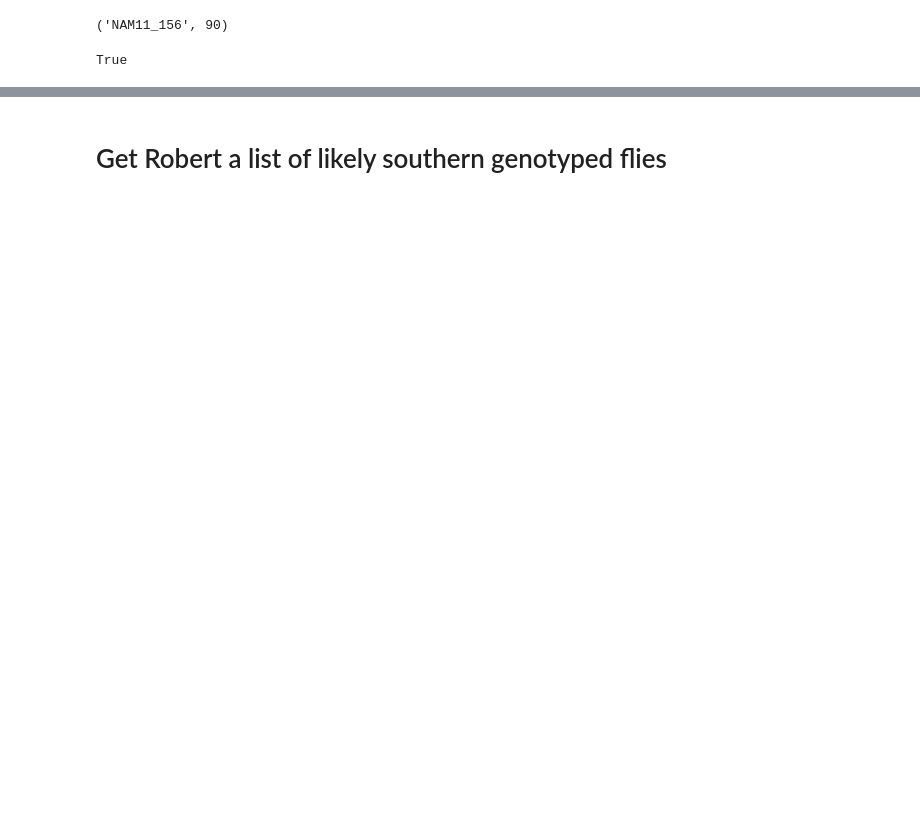
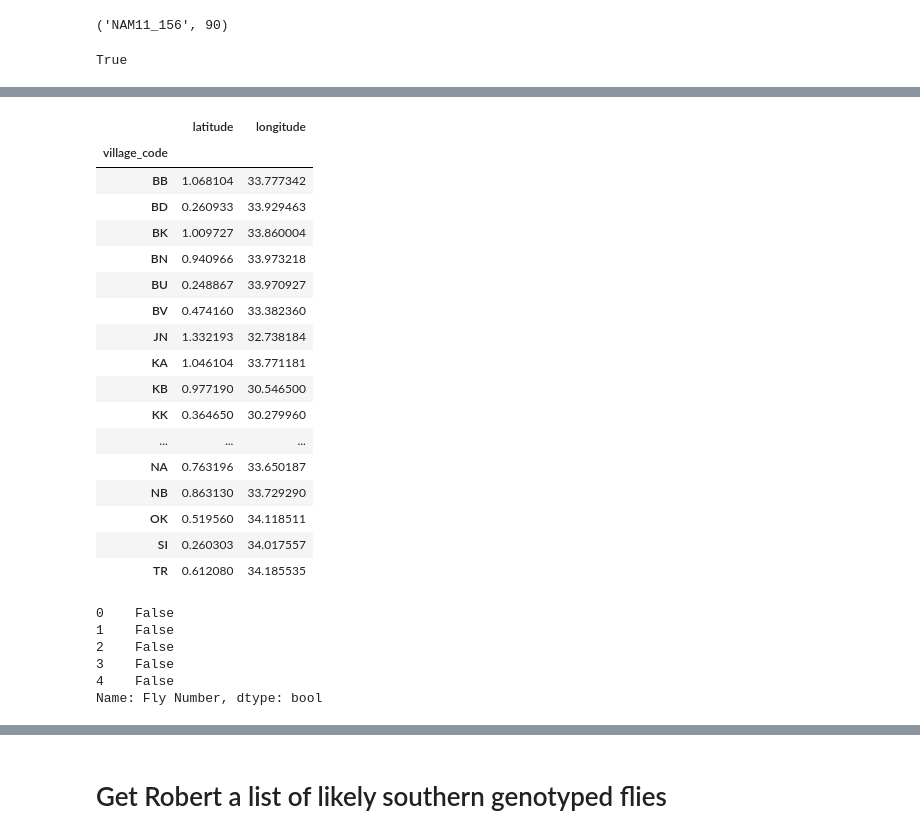
Before and after one commit to xguse/ipy_notebooks, a Jupyter notebook: YALE/Spiroplasma/Flies_from_the_south.ipynb, the cells around one changed output, grey strips where cells are left out. Saved outputs shown, nothing was run; the diff lists cells and outputs as text; code cells hidden in the pictures; blank space fills up the shorter version.

```diff
--- a/YALE/Spiroplasma/Flies_from_the_south.ipynb
+++ b/YALE/Spiroplasma/Flies_from_the_south.ipynb
@@ -150,0 +204,22 @@ south_villages
+# %%
+south_villages_gps = south_villages[['latitude','longitude','village_code']].groupby('village_code').mean()
+south_villages_gps
+# %% [output]
+|  | latitude | longitude |
+| village_code |  |  |
+| BB | 1.068104 | 33.777342 |
+| BD | 0.260933 | 33.929463 |
+| BK | 1.009727 | 33.860004 |
+| BN | 0.940966 | 33.973218 |
+| BU | 0.248867 | 33.970927 |
+| BV | 0.474160 | 33.382360 |
+| JN | 1.332193 | 32.738184 |
+| KA | 1.046104 | 33.771181 |
+| KB | 0.977190 | 30.546500 |
+| KK | 0.364650 | 30.279960 |
+| ... | ... | ... |
+| NA | 0.763196 | 33.650187 |
+| NB | 0.863130 | 33.729290 |
+| OK | 0.519560 | 34.118511 |
+| SI | 0.260303 | 34.017557 |
+| TR | 0.612080 | 34.185535 |
@@ -150,0 +228,10 @@ south_villages
+# %%
+mask_ = mask_by_fuzzy(targets=south_villages.village_code.unique(), db_col=table_msat["Fly Number"])
+mask_.head()
+# %% [output]
+0    False
+1    False
+2    False
+3    False
+4    False
+Name: Fly Number, dtype: bool
```
Also changed, not shown: parts of 17 cells of this notebook, 5 other files.
